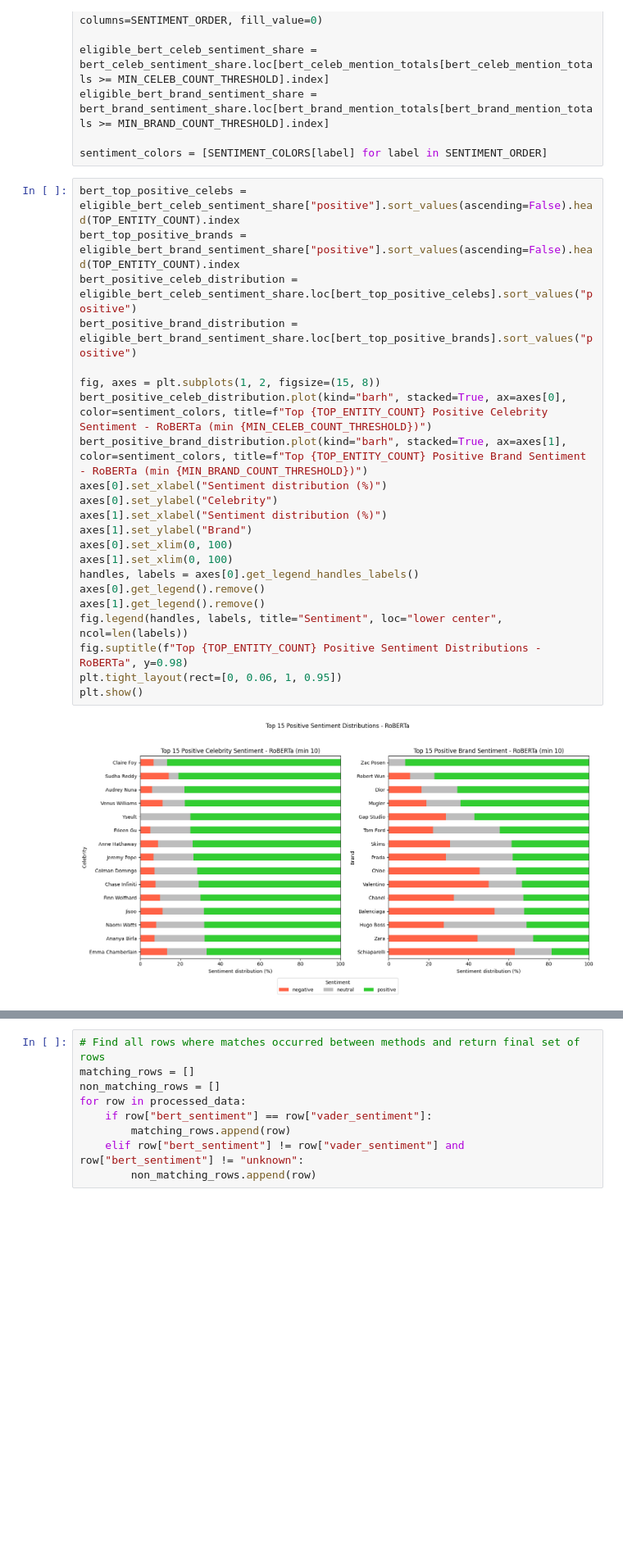
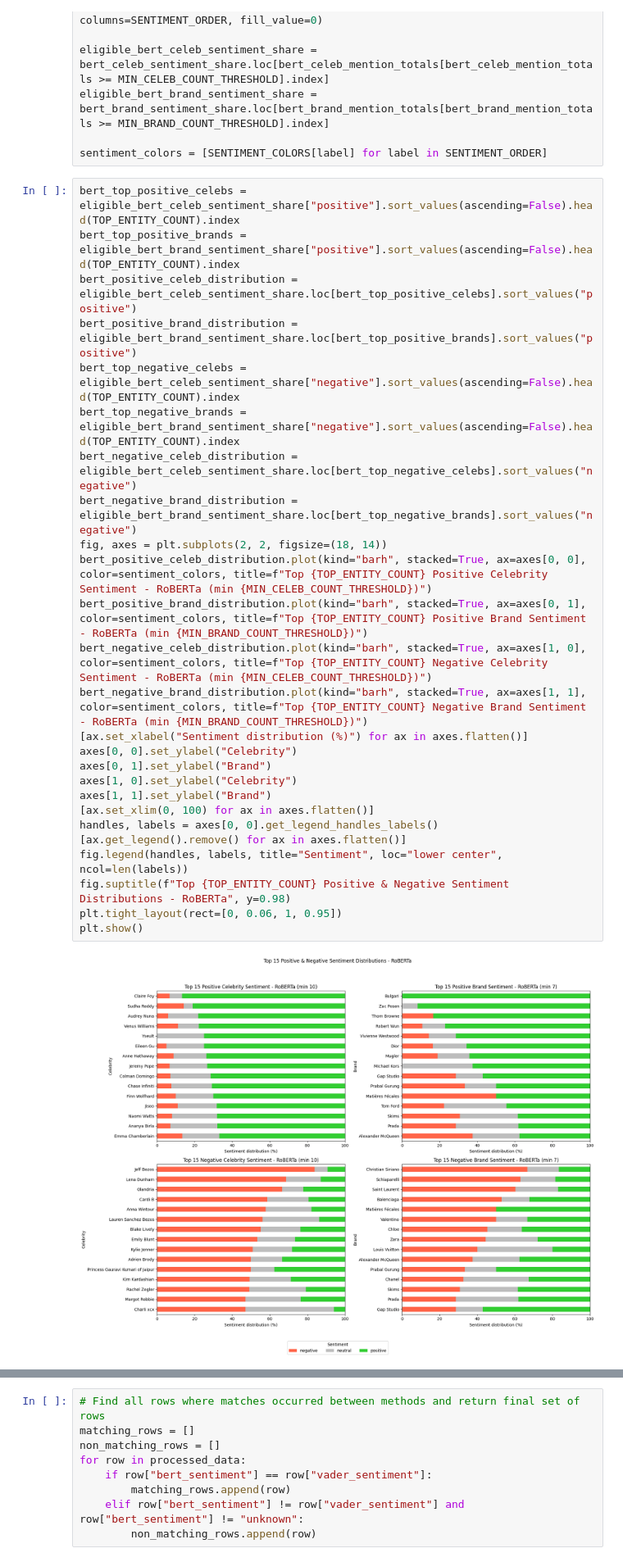
Before and after one commit to gnol-123/Network-Analysis-Project, a Jupyter notebook: notebooks/03_sentiment_analysis.ipynb, the cells around one changed output, grey strips where cells are left out. Shown at 82% size. Drawn from its saved outputs; the diff is of its cells as text; blank space fills up the shorter version.

```diff
--- a/notebooks/03_sentiment_analysis.ipynb
+++ b/notebooks/03_sentiment_analysis.ipynb
@@ -679,24 +646,28 @@ sentiment_colors = [SENTIMENT_COLORS[label] for label in SENTIMENT_ORDER]
 # %%
 bert_top_positive_celebs = eligible_bert_celeb_sentiment_share["positive"].sort_values(ascending=False).head(TOP_ENTITY_COUNT).index
 bert_top_positive_brands = eligible_bert_brand_sentiment_share["positive"].sort_values(ascending=False).head(TOP_ENTITY_COUNT).index
 bert_positive_celeb_distribution = eligible_bert_celeb_sentiment_share.loc[bert_top_positive_celebs].sort_values("positive")
 bert_positive_brand_distribution = eligible_bert_brand_sentiment_share.loc[bert_top_positive_brands].sort_values("positive")
-
-fig, axes = plt.subplots(1, 2, figsize=(15, 8))
-bert_positive_celeb_distribution.plot(kind="barh", stacked=True, ax=axes[0], color=sentiment_colors, title=f"Top {TOP_ENTITY_COUNT} Positive Celebrity Sentiment - RoBERTa (min {MIN_CELEB_COUNT_THRESHOLD})")
-bert_positive_brand_distribution.plot(kind="barh", stacked=True, ax=axes[1], color=sentiment_colors, title=f"Top {TOP_ENTITY_COUNT} Positive Brand Sentiment - RoBERTa (min {MIN_BRAND_COUNT_THRESHOLD})")
-axes[0].set_xlabel("Sentiment distribution (%)")
-axes[0].set_ylabel("Celebrity")
-axes[1].set_xlabel("Sentiment distribution (%)")
-axes[1].set_ylabel("Brand")
-axes[0].set_xlim(0, 100)
-axes[1].set_xlim(0, 100)
-handles, labels = axes[0].get_legend_handles_labels()
-axes[0].get_legend().remove()
-axes[1].get_legend().remove()
+bert_top_negative_celebs = eligible_bert_celeb_sentiment_share["negative"].sort_values(ascending=False).head(TOP_ENTITY_COUNT).index
+bert_top_negative_brands = eligible_bert_brand_sentiment_share["negative"].sort_values(ascending=False).head(TOP_ENTITY_COUNT).index
+bert_negative_celeb_distribution = eligible_bert_celeb_sentiment_share.loc[bert_top_negative_celebs].sort_values("negative")
+bert_negative_brand_distribution = eligible_bert_brand_sentiment_share.loc[bert_top_negative_brands].sort_values("negative")
+fig, axes = plt.subplots(2, 2, figsize=(18, 14))
+bert_positive_celeb_distribution.plot(kind="barh", stacked=True, ax=axes[0, 0], color=sentiment_colors, title=f"Top {TOP_ENTITY_COUNT} Positive Celebrity Sentiment - RoBERTa (min {MIN_CELEB_COUNT_THRESHOLD})")
+bert_positive_brand_distribution.plot(kind="barh", stacked=True, ax=axes[0, 1], color=sentiment_colors, title=f"Top {TOP_ENTITY_COUNT} Positive Brand Sentiment - RoBERTa (min {MIN_BRAND_COUNT_THRESHOLD})")
+bert_negative_celeb_distribution.plot(kind="barh", stacked=True, ax=axes[1, 0], color=sentiment_colors, title=f"Top {TOP_ENTITY_COUNT} Negative Celebrity Sentiment - RoBERTa (min {MIN_CELEB_COUNT_THRESHOLD})")
+bert_negative_brand_distribution.plot(kind="barh", stacked=True, ax=axes[1, 1], color=sentiment_colors, title=f"Top {TOP_ENTITY_COUNT} Negative Brand Sentiment - RoBERTa (min {MIN_BRAND_COUNT_THRESHOLD})")
+[ax.set_xlabel("Sentiment distribution (%)") for ax in axes.flatten()]
+axes[0, 0].set_ylabel("Celebrity")
+axes[0, 1].set_ylabel("Brand")
+axes[1, 0].set_ylabel("Celebrity")
+axes[1, 1].set_ylabel("Brand")
+[ax.set_xlim(0, 100) for ax in axes.flatten()]
+handles, labels = axes[0, 0].get_legend_handles_labels()
+[ax.get_legend().remove() for ax in axes.flatten()]
 fig.legend(handles, labels, title="Sentiment", loc="lower center", ncol=len(labels))
-fig.suptitle(f"Top {TOP_ENTITY_COUNT} Positive Sentiment Distributions - RoBERTa", y=0.98)
+fig.suptitle(f"Top {TOP_ENTITY_COUNT} Positive & Negative Sentiment Distributions - RoBERTa", y=0.98)
 plt.tight_layout(rect=[0, 0.06, 1, 0.95])
 plt.show()
 # %% [output]
-[figure, old version]
+[figure, new version]
```
Also changed, not shown: parts of 10 cells of this notebook, 2 other files.
